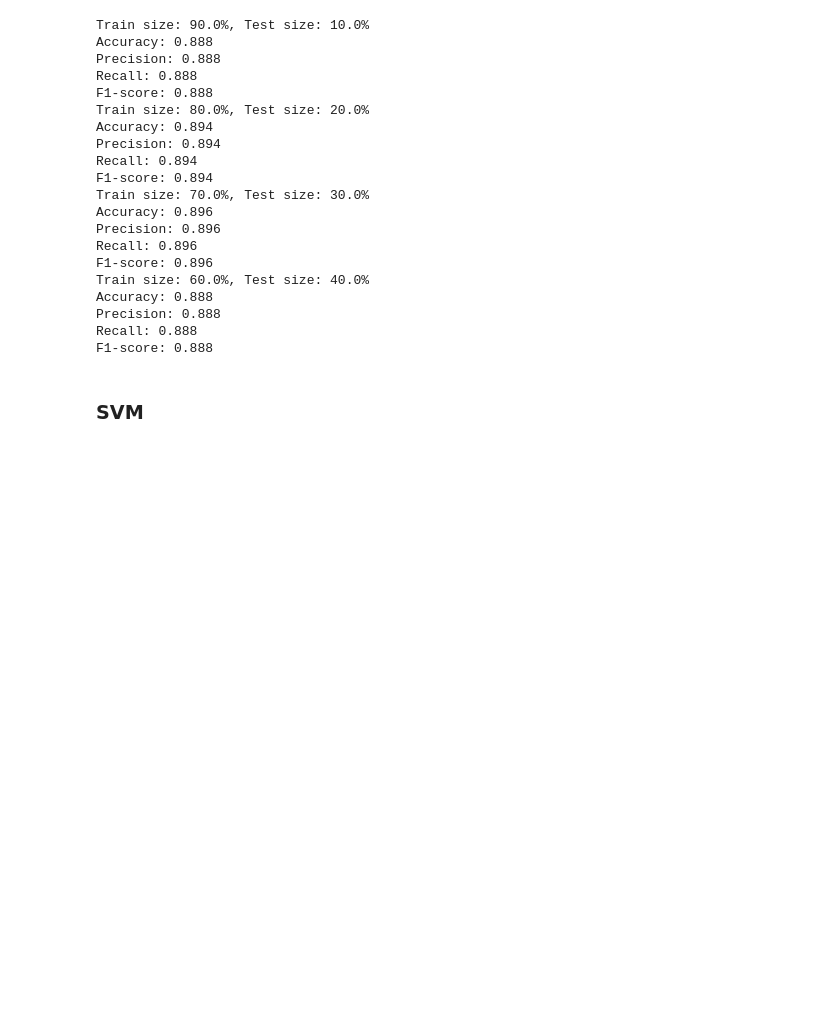
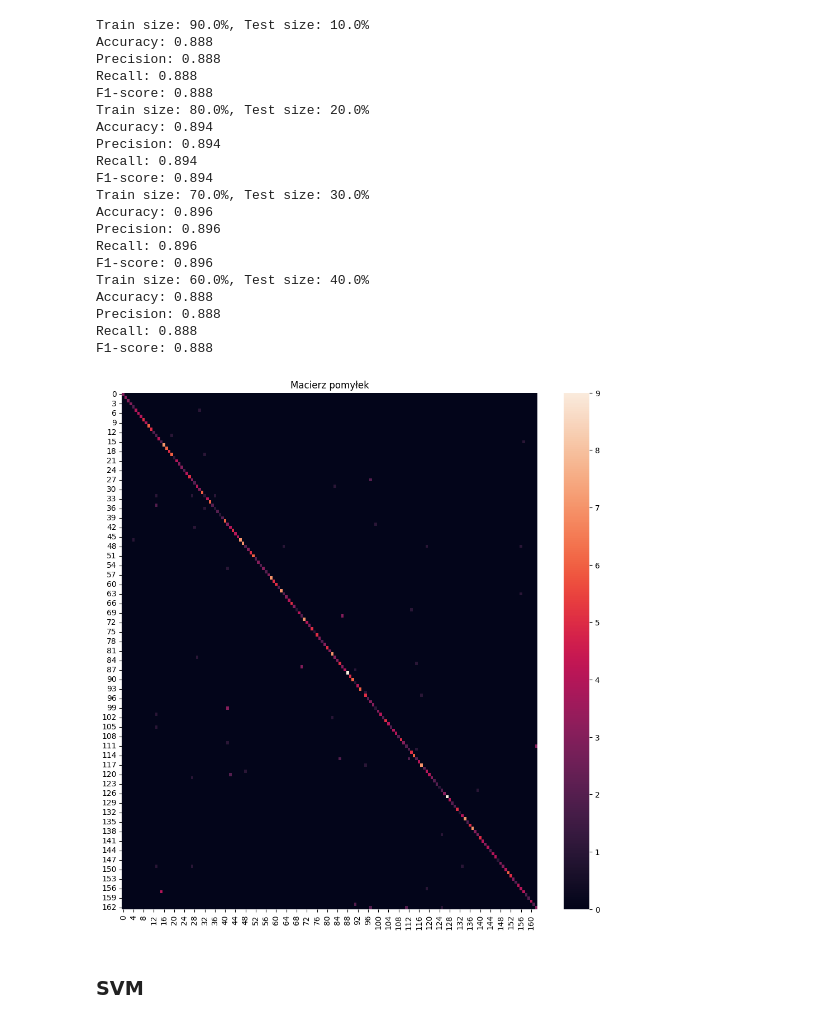
Before and after one commit to KacperUrban/Machine-learning-course, a Jupyter notebook: Second_Part/Projekt_nr_2.ipynb, the cells around one changed output. Cells and saved outputs as stored; diff of their text form; code cells hidden in the pictures; blank space fills up the shorter version.

```diff
--- a/Second_Part/Projekt_nr_2.ipynb
+++ b/Second_Part/Projekt_nr_2.ipynb
@@ -352,6 +374,10 @@ Accuracy: 0.888
 Precision: 0.888
 Recall: 0.888
 F1-score: 0.888
+# %%
+plot_confusion_matrix(knn_clf, X, y)
+# %% [output]
+[figure, added]
 # %% [markdown]
 ### SVM
 # %%
```
Also changed, not shown: parts of 16 cells of this notebook.
